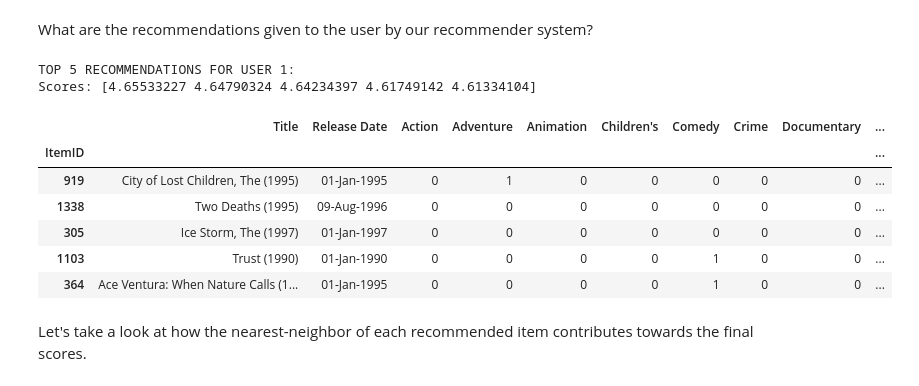
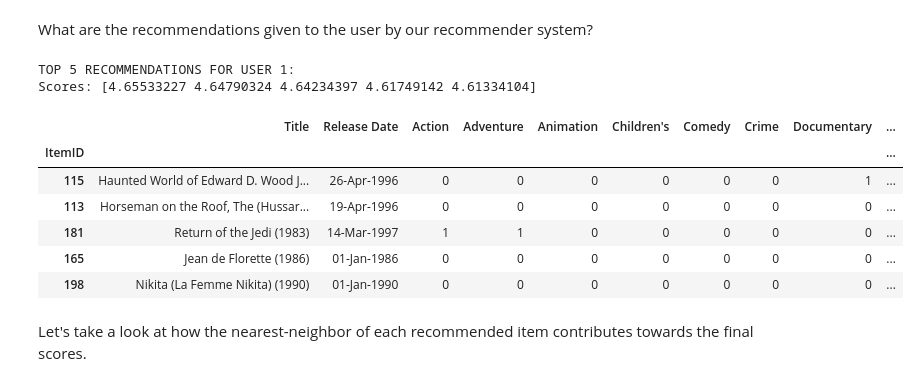
Before and after one commit to PreferredAI/tutorials, a Jupyter notebook: recommender-systems/02_neighborhood.ipynb, the cells around one changed output. Saved outputs shown, nothing was run; the diff lists cells and outputs as text; code cells hidden in the pictures.

```diff
--- a/recommender-systems/02_neighborhood.ipynb
+++ b/recommender-systems/02_neighborhood.ipynb
@@ -424,9 +424,9 @@ For ItemKNN methods, we take the *AdjustedCosine* variant as our recommender sys
 # %%
 rating_mat = iknn_adjusted.train_set.matrix
 user_id2idx = iknn_adjusted.train_set.uid_map
-user_idx2id = list(iknn_adjusted.train_set.user_indices)
+user_idx2id = list(iknn_adjusted.train_set.user_ids)
 item_id2idx = iknn_adjusted.train_set.iid_map
-item_idx2id = list(iknn_adjusted.train_set.item_indices)
+item_idx2id = list(iknn_adjusted.train_set.item_ids)
 
 TOPK = 5
 UID = 1
@@ -440,7 +440,7 @@ rating_arr = rating_mat[UIDX].A.ravel()
 top_rated_items = np.argsort(rating_arr)[-TOPK:]
 print(f"\nTOP {TOPK} RATED ITEMS BY USER {UID}:")
 print("Ratings:", rating_arr[top_rated_items])
-item_df.loc[[item_idx2id[i] for i in top_rated_items]]
+item_df.loc[[int(item_idx2id[i]) for i in top_rated_items]]
 # %% [output]
 UserID = 1
 -------------------------
@@ -464,18 +464,18 @@ What are the recommendations given to the user by our recommender system?
 # %%
 recommendations, scores = iknn_adjusted.rank(UIDX)
 print(f"\nTOP {TOPK} RECOMMENDATIONS FOR USER {UID}:")
 print("Scores:", scores[recommendations[:TOPK]])
-item_df.loc[[item_idx2id[i] for i in recommendations[:TOPK]]]
+item_df.loc[[int(item_idx2id[i]) for i in recommendations[:TOPK]]]
 # %% [output]
 TOP 5 RECOMMENDATIONS FOR USER 1:
 Scores: [4.65533227 4.64790324 4.64234397 4.61749142 4.61334104]
 |  | Title | Release Date | Action | Adventure | Animation | Children's | Comedy | Crime | Documentary | ... |
 | ItemID |  |  |  |  |  |  |  |  |  | ... |
-| 919 | City of Lost Children, The (1995) | 01-Jan-1995 | 0 | 1 | 0 | 0 | 0 | 0 | 0 | ... |
-| 1338 | Two Deaths (1995) | 09-Aug-1996 | 0 | 0 | 0 | 0 | 0 | 0 | 0 | ... |
-| 305 | Ice Storm, The (1997) | 01-Jan-1997 | 0 | 0 | 0 | 0 | 0 | 0 | 0 | ... |
-| 1103 | Trust (1990) | 01-Jan-1990 | 0 | 0 | 0 | 0 | 1 | 0 | 0 | ... |
-| 364 | Ace Ventura: When Nature Calls (1... | 01-Jan-1995 | 0 | 0 | 0 | 0 | 1 | 0 | 0 | ... |
+| 115 | Haunted World of Edward D. Wood J... | 26-Apr-1996 | 0 | 0 | 0 | 0 | 0 | 0 | 1 | ... |
+| 113 | Horseman on the Roof, The (Hussar... | 19-Apr-1996 | 0 | 0 | 0 | 0 | 0 | 0 | 0 | ... |
+| 181 | Return of the Jedi (1983) | 14-Mar-1997 | 1 | 1 | 0 | 0 | 0 | 0 | 0 | ... |
+| 165 | Jean de Florette (1986) | 01-Jan-1986 | 0 | 0 | 0 | 0 | 0 | 0 | 0 | ... |
+| 198 | Nikita (La Femme Nikita) (1990) | 01-Jan-1990 | 0 | 0 | 0 | 0 | 0 | 0 | 0 | ... |
 # %% [markdown]
 Let's take a look at how the nearest-neighbor of each recommended item contributes towards the final scores.
 # %%
```
Also changed, not shown: parts of 15 cells of this notebook.
